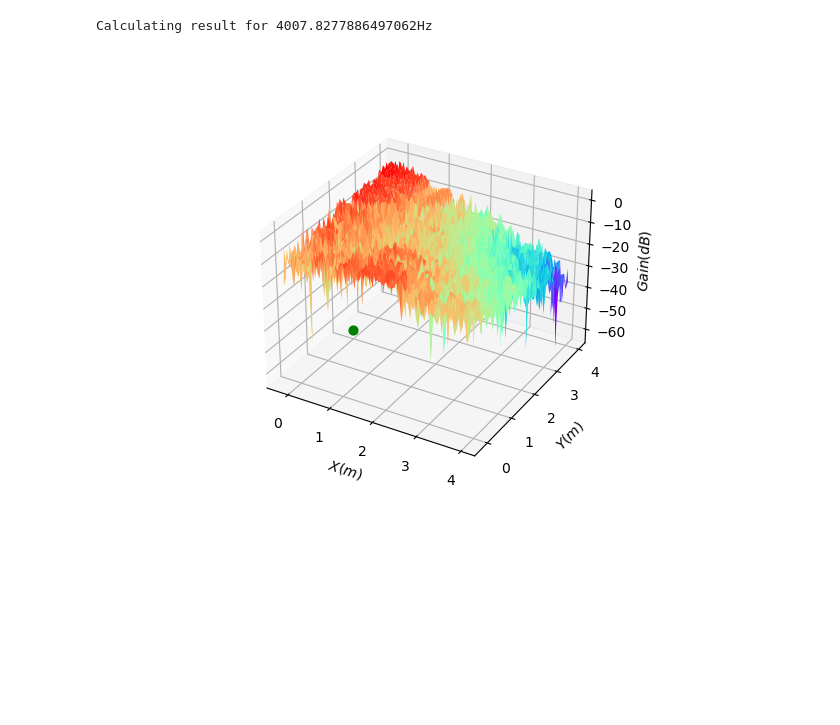
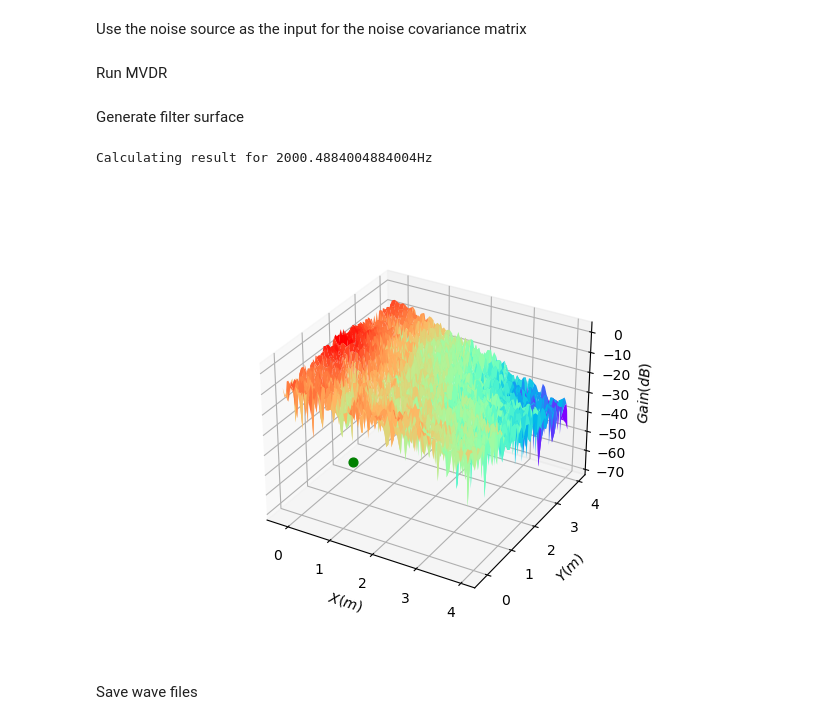
Before and after one commit to qffqqf/mvdr_beamformer, a Jupyter notebook: MVDR_test.ipynb, the cells around one changed output. Saved outputs shown, nothing was run; the diff lists cells and outputs as text; code cells hidden in the pictures; blank space fills up the shorter version.

Commit message:
Use only noise for the covariance matrix

```diff
--- a/MVDR_test.ipynb
+++ b/MVDR_test.ipynb
@@ -6,9 +8,7 @@ import numpy as np
 
 # Parameters
 
-# H5FILENAME = '/media/xian/Data/dataset/Bekaert/h5files/42.h5'
-H5FILENAME = 'mix_sine.h5'
-H5FILENAME2 = 'noise_sine.h5'
+H5FILENAME = '/media/xian/Data/dataset/Bekaert/h5files/45.h5'
 
 OUTPUT_FILENAME = 'enhanced_audio.wav'
 
@@ -20,7 +20,39 @@ for i in np.arange(number_of_mic):
 
 LOOK_POS = [0, 2, 0.5]
 SAMPLING_RATE = 51200
-FFT_LENGTH = 512
-FFT_SHIFT = 256
+FFT_LENGTH = 4096
+FFT_SHIFT = 4096
 SOUND_SPEED = 343
+# %% [markdown]
+Use the noise source as the input for the noise covariance matrix
+# %%
+from acoular import SineGenerator, PointSource, Mixer, WriteH5
+from scipy.io import wavfile
+
+wav_temp = 'noise_temp.wav'
+multi_signal = utils.get_data_from_h5(H5FILENAME, skip_last_channel=True)
+wavfile.write(wav_temp, SAMPLING_RATE, multi_signal[:,1].astype(np.float32))
+
+class FileGenerator( SineGenerator ):
+    def signal(self):
+        filepath = wav_temp
+        _, signal = wavfile.read(filepath)
+        return signal[:self.numsamples]
+
+# set up the parameters
+duration = 5
+nsamples = duration*SAMPLING_RATE
+H5FILENAME2 = 'noise_temp.h5'
+
+n1 = FileGenerator(sample_freq=SAMPLING_RATE, numsamples=nsamples, freq=2000)
+
+p1 = PointSource( signal=n1, mics=mg,  loc=(4,2,0.5) ) # noise
+
+pa = Mixer( source=p1 )
+wh5 = WriteH5( source=pa, name=H5FILENAME2 )
+wh5.save()
+
+noise_signal = utils.get_data_from_h5(H5FILENAME2, skip_last_channel=False)
+# %% [markdown]
+Run MVDR
 # %%
@@ -38,6 +67,8 @@ beamformer = mvdr_beamformer.get_mvdr_beamformer(steering_vector, spatial_correl
 complex_spectrum = utils.get_spectrogram(multi_signal, FFT_LENGTH, FFT_LENGTH, FFT_LENGTH) # no overlap, no window, for ifft
 
 enhanced_spectrum = mvdr_beamformer.apply_beamformer(beamformer, complex_spectrum)
+# %% [markdown]
+Generate filter surface
 # %%
 %matplotlib widget
 from acoular import RectGrid
@@ -50,34 +81,36 @@ rg = RectGrid( x_min=-0.2, x_max=4,
                         y_min=-0.2, y_max=4,
                         z=1, increment=0.05 )
 
 grid_points = int(np.sqrt(rg.gpos.shape[1]))
 
-frequency = 4000
+frequency = 2000
 
 filter = mvdr_beamformer.get_filter(rg, beamformer, frequency)
 
 """
 plot beamformer
 """
 fig = plt.figure()
 ax3 = plt.axes(projection='3d')
 
 X_g = rg.gpos[0,:].reshape(grid_points,grid_points)
 Y_g = rg.gpos[1,:].reshape(grid_points,grid_points)
 Z_g = 20 * np.log10(filter.reshape(grid_points,grid_points))
 # Z_g = filter.reshape(grid_points,grid_points)
 
 # ax3.scatter(noise_coord[0], noise_coord[1], np.min(Z_g), s=40, c='r', marker='x')
 ax3.scatter(LOOK_POS[0], LOOK_POS[1], np.min(Z_g), s=40, c='g', marker='o')
 
 ax3.set_xlabel('$X (m)$')
 ax3.set_ylabel('$Y (m)$')
 ax3.set_zlabel('$Gain (dB)$')
 
 ax3.plot_surface(X_g,Y_g,Z_g,cmap='rainbow')
 #ax3.contour(X,Y,Z, zdim='z',offset=-2，cmap='rainbow)   #等高线图，要设置offset，为Z的最小值
 plt.show()
 # %% [output]
-Calculating result for 4007.8277886497062Hz
+Calculating result for 2000.4884004884004Hz
-[figure, old version]
+[figure, new version]
+# %% [markdown]
+Save wave files
 # %%
```
Also changed, not shown: parts of 3 cells of this notebook, 1 other file.
